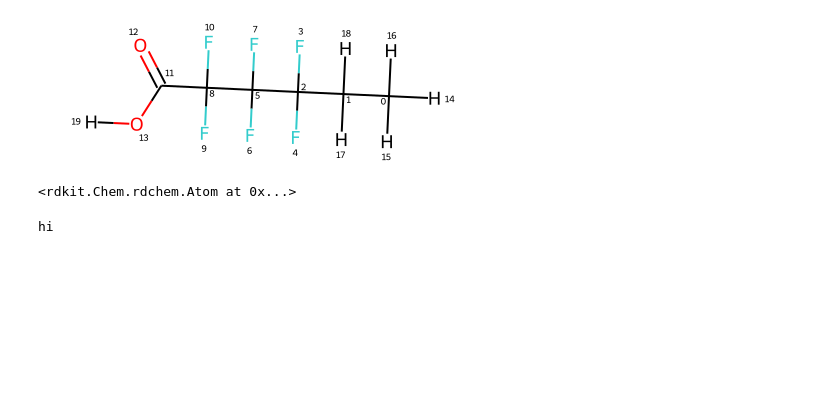
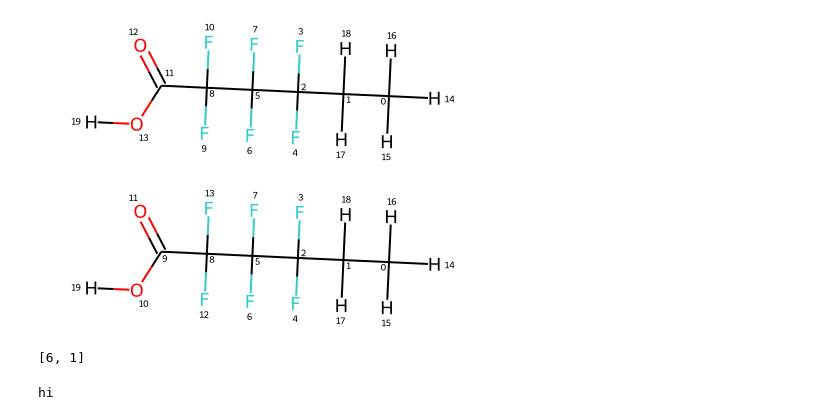
Before and after one commit to franklingoldsmith/autocbh, a Jupyter notebook: nightly/exploratory.ipynb, the cells around one changed output. Cells and saved outputs as stored; diff of their text form; code cells hidden in the pictures; blank space fills up the shorter version.

```diff
--- a/nightly/exploratory.ipynb
+++ b/nightly/exploratory.ipynb
@@ -26,13 +55,17 @@ Chem.SanitizeMol(am) # does not change explicit/implicit Hs
 am
 # %% [output]
 [figure]
+# %%
+IPythonConsole.drawOptions.addAtomIndices = True
+am
+# %% [output]
+[figure, added]
 # %%
 am = Chem.AddHs(m)
-am = Chem.RemoveAllHs(am)
-a = am.GetAtomWithIdx(12)
-a.GetNeighbors()[0]
+a = am.GetAtomWithIdx(10)
+[n.GetAtomicNum() for n in a.GetNeighbors()]
 # %% [output]
-<rdkit.Chem.rdchem.Atom at 0x...>
+[6, 1]
 # %%
 ls = ['[H]C([H])([H])C([H])([H])C', '[H]C([H])([H])C([H])([H])C(C)(F)F', '[H]C([H])(C)C(F)(F)C(C)(F)F',
       'CC(C)(F)F', 'CC(C)(F)F', 'CC(F)(F)C(F)(F)C(C)(F)F', 'CC(C)(F)F', 'CC(C)(F)F',
```
Also changed, not shown: parts of 5 cells of this notebook, 3 other files.
